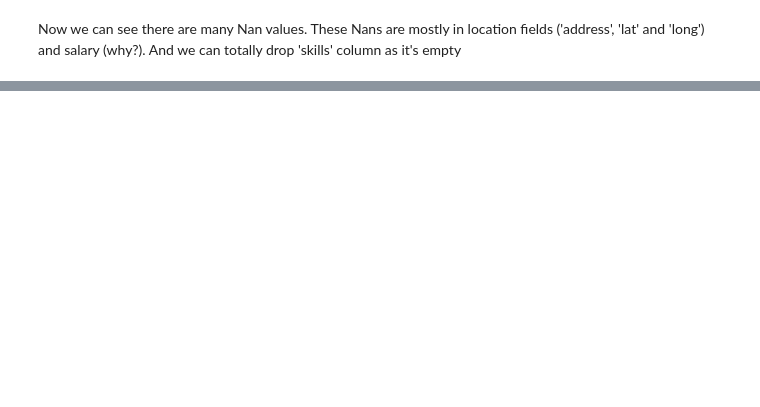
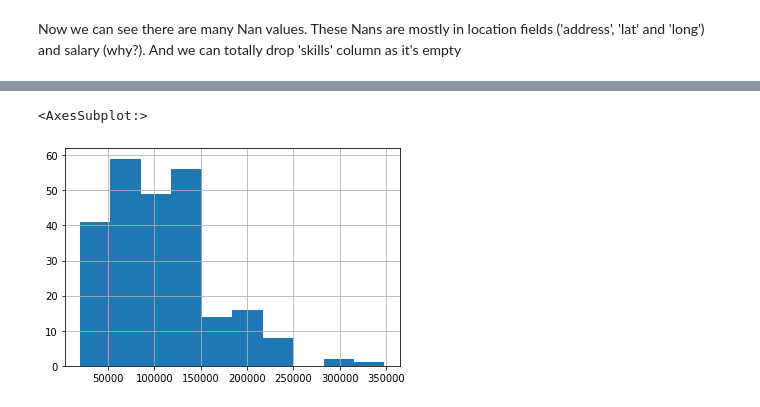
Before and after one commit to sharuhinda/vacancies_analysis, a Jupyter notebook: vacancies_analysis.ipynb, the cells around one changed output, grey strips where cells are left out. Cells and saved outputs as stored; diff of their text form; code cells hidden in the pictures; blank space fills up the shorter version.

```diff
--- a/vacancies_analysis.ipynb
+++ b/vacancies_analysis.ipynb
@@ -93,0 +313,4 @@ dtype: object
+# %%
+df_msk_sal = vacancies_msk_with_salary
+vacancies_msk_with_salary = None
+df_msk_sal.info()
@@ -93,0 +335,5 @@ dtype: object
+# %%
+usd_rur_ratio = 60
+df_msk_sal['salary_from_rur'] = df_msk_sal.apply(lambda x: x['salary_from'] if x['salary_currency'] in ['RUR', np.NAN] else x['salary_from']*usd_rur_ratio, axis=1)
+df_msk_sal['salary_to_rur'] = df_msk_sal.apply(lambda x: x['salary_to'] if x['salary_currency'] in ['RUR', np.NAN] else x['salary_to']*usd_rur_ratio, axis=1)
+df_msk_sal[df_msk_sal['salary_currency'] == 'USD']
@@ -93,0 +354,4 @@ dtype: object
+# %%
+df_msk_sal['net_income_from_rur'] = df_msk_sal.apply(lambda x: x['salary_from_rur']*0.87 if x['salary_gross'] else x['salary_from_rur'], axis=1)
+df_msk_sal['net_income_to_rur'] = df_msk_sal.apply(lambda x: x['salary_to_rur']*0.87 if x['salary_gross'] else x['salary_to_rur'], axis=1)
+df_msk_sal.head()
@@ -93,0 +388,3 @@ dtype: object
+# %%
+df_msk_sal_range = df_msk_sal[df_msk_sal['salary_from'].notna() & df_msk_sal['salary_to'].notna()]
+df_msk_sal_range.info()
@@ -93,0 +420,5 @@ dtype: object
+# %%
+df_msk_sal_range['net_income_from_rur'].hist()
+# %% [output]
+<AxesSubplot:>
+[figure, added]
```
Also changed, not shown: parts of 42 cells of this notebook, 2 other files.
